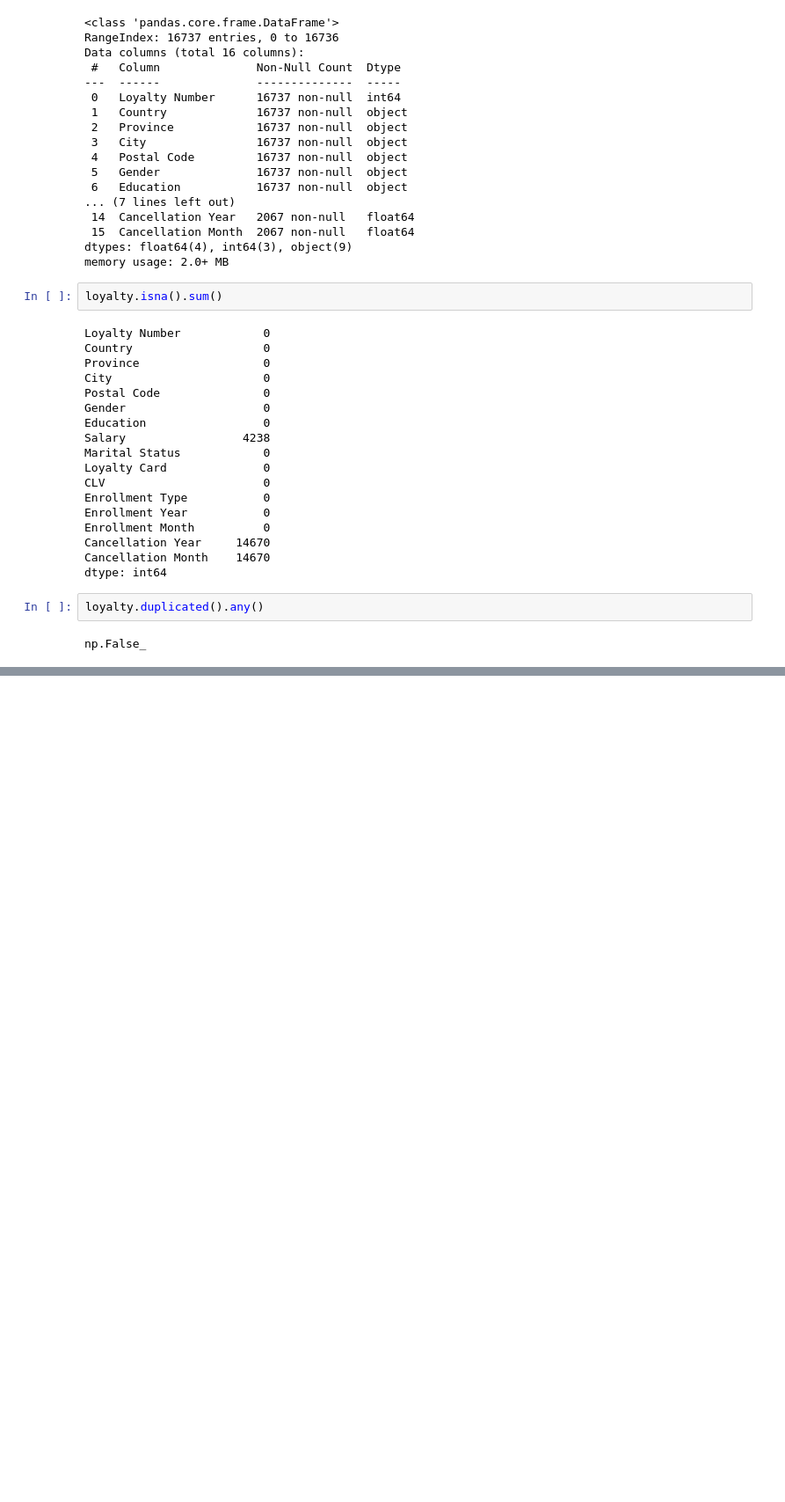
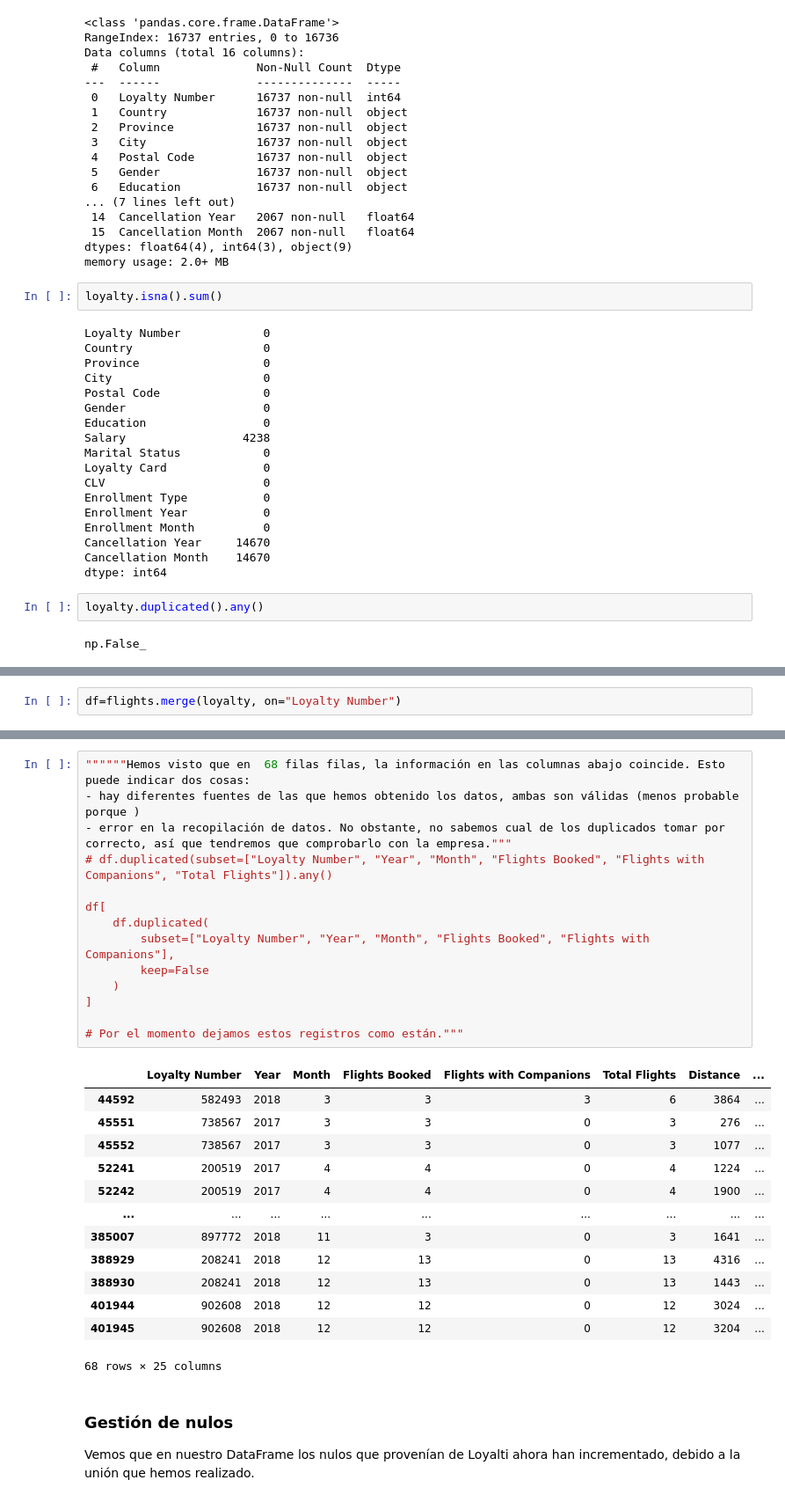
Before and after one commit to Adalab/bda-modulo-3-evaluacion-final-zaravalentinova, a Jupyter notebook: evaluación_final_módulo_3_valentinova_zara.ipynb, the cells around one changed output, grey strips where cells are left out. Shown at 88% size. Cells and saved outputs as stored; diff of their text form; blank space fills up the shorter version.

```diff
--- a/evaluación_final_módulo_3_valentinova_zara.ipynb
+++ b/evaluación_final_módulo_3_valentinova_zara.ipynb
@@ -223,0 +191,2 @@ Uniremos los dos conjuntos de datos a través de la columna Loyalty History. El
+# %%
+df=flights.merge(loyalty, on="Loyalty Number")
@@ -223,0 +225,31 @@ Uniremos los dos conjuntos de datos a través de la columna Loyalty History. El
+# %%
+""""""Hemos visto que en  68 filas filas, la información en las columnas abajo coincide. Esto puede indicar dos cosas:
+- hay diferentes fuentes de las que hemos obtenido los datos, ambas son válidas (menos probable porque )
+- error en la recopilación de datos. No obstante, no sabemos cual de los duplicados tomar por correcto, así que tendremos que comprobarlo con la empresa."""
+# df.duplicated(subset=["Loyalty Number", "Year", "Month", "Flights Booked", "Flights with Companions", "Total Flights"]).any()
+
+df[
+    df.duplicated(
+        subset=["Loyalty Number", "Year", "Month", "Flights Booked", "Flights with Companions"],
+        keep=False
+    )
+]
+
+# Por el momento dejamos estos registros como están."""
+# %% [output]
+|  | Loyalty Number | Year | Month | Flights Booked | Flights with Companions | Total Flights | Distance | ... |
+| 44592 | 582493 | 2018 | 3 | 3 | 3 | 6 | 3864 | ... |
+| 45551 | 738567 | 2017 | 3 | 3 | 0 | 3 | 276 | ... |
+| 45552 | 738567 | 2017 | 3 | 3 | 0 | 3 | 1077 | ... |
+| 52241 | 200519 | 2017 | 4 | 4 | 0 | 4 | 1224 | ... |
+| 52242 | 200519 | 2017 | 4 | 4 | 0 | 4 | 1900 | ... |
+| ... | ... | ... | ... | ... | ... | ... | ... | ... |
+| 385007 | 897772 | 2018 | 11 | 3 | 0 | 3 | 1641 | ... |
+| 388929 | 208241 | 2018 | 12 | 13 | 0 | 13 | 4316 | ... |
+| 388930 | 208241 | 2018 | 12 | 13 | 0 | 13 | 1443 | ... |
+| 401944 | 902608 | 2018 | 12 | 12 | 0 | 12 | 3024 | ... |
+| 401945 | 902608 | 2018 | 12 | 12 | 0 | 12 | 3204 | ... |
+68 rows × 25 columns
+# %% [markdown]
+### Gestión de nulos
+Vemos que en nuestro DataFrame los nulos que provenían de Loyalti ahora han incrementado, debido a la unión que hemos realizado.
```
Also changed, not shown: parts of 40 cells of this notebook.
